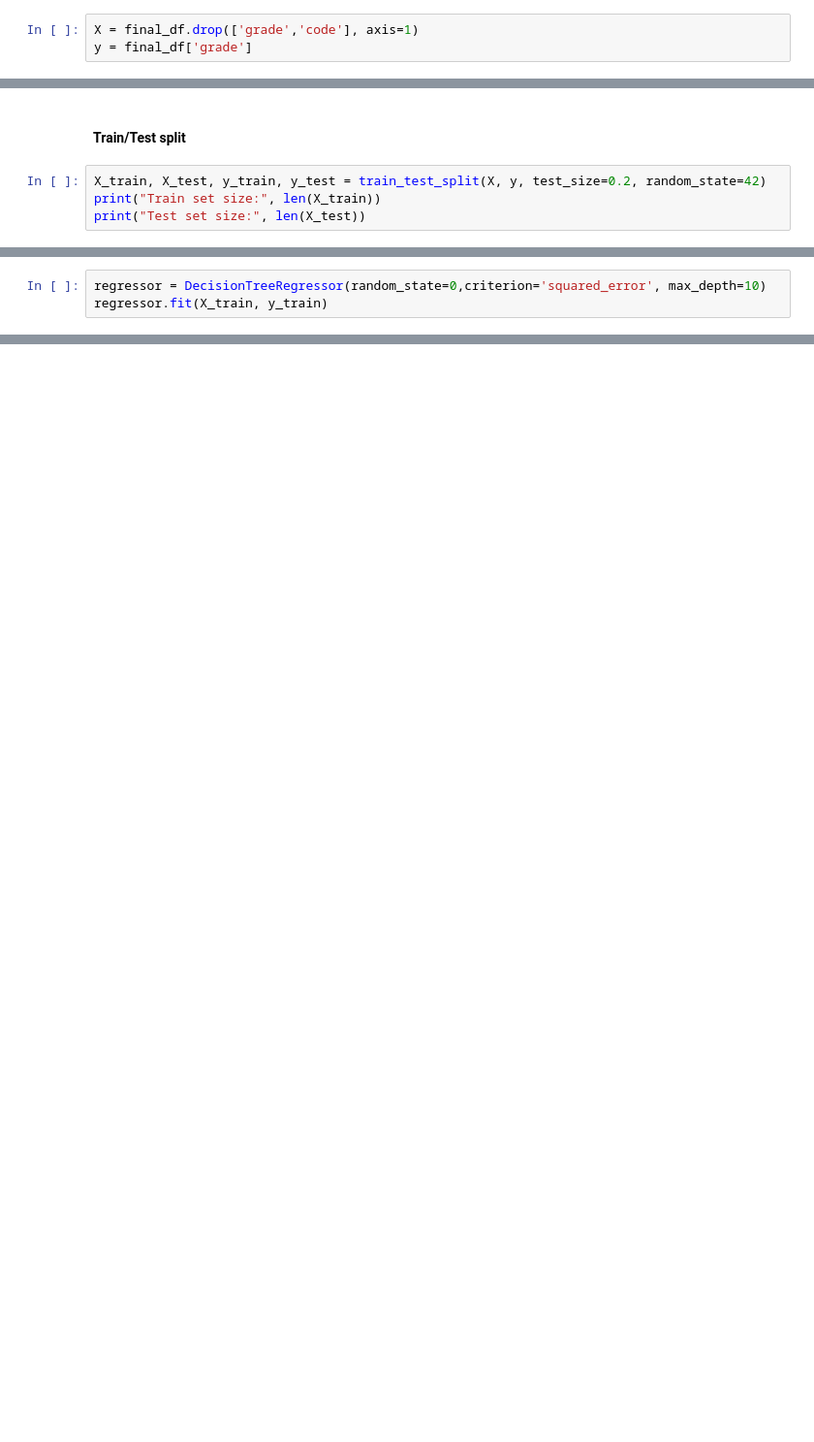
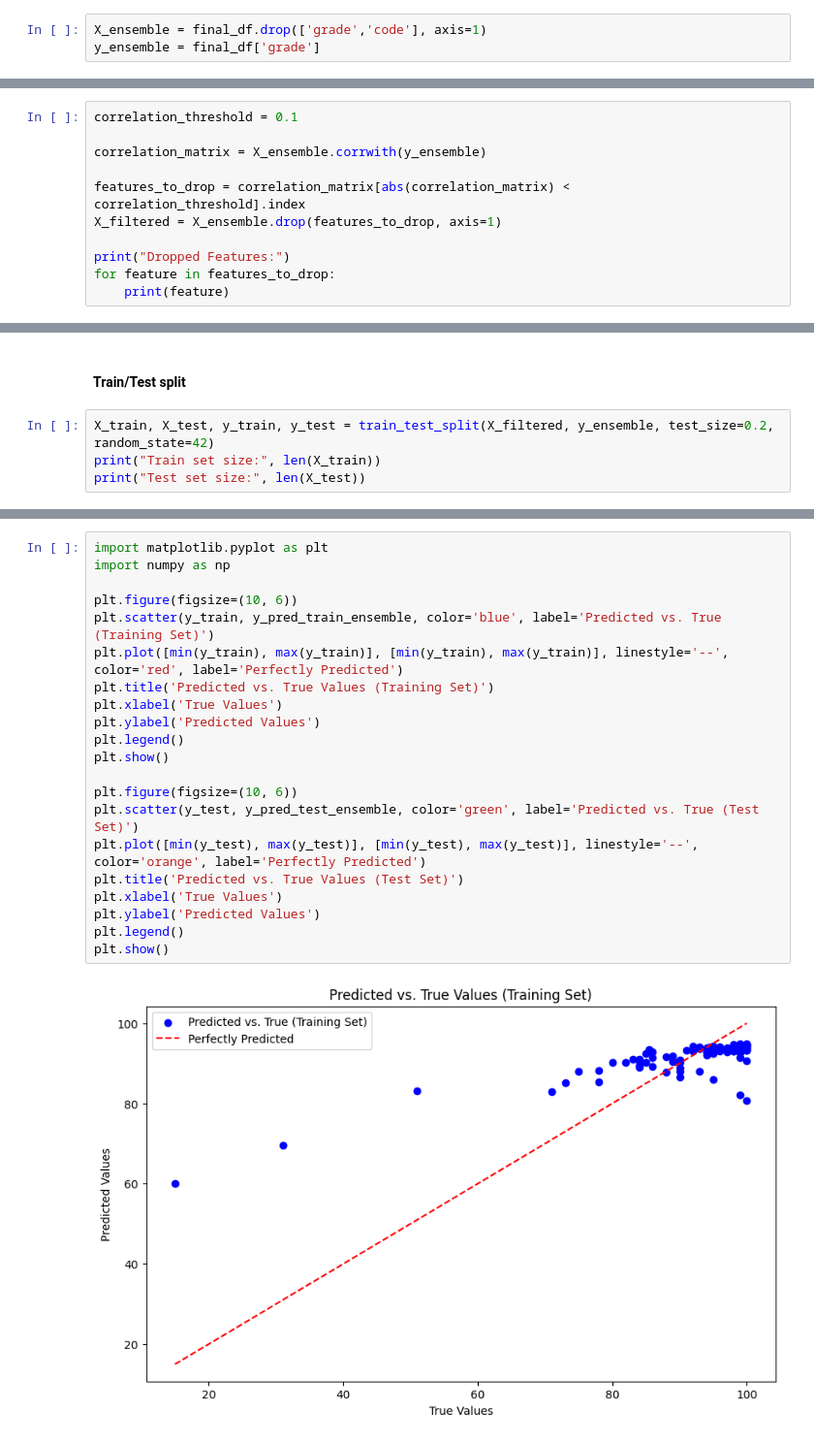
Before and after one commit to HFyilmaz/Predicting-Homework-Scores-From-ChatGPT-History, a Jupyter notebook: CS412-Group-Project-Notebook.ipynb, the cells around one changed output, grey strips where cells are left out. Shown at 97% size. Cells and saved outputs as stored; diff of their text form; blank space fills up the shorter version.

Commit message:
finalized version of notebook

```diff
--- a/DF-MODEL-TESTING.ipynb
+++ b/CS412-Group-Project-Notebook.ipynb
@@ -1197,3 +1247,3 @@ plt.show()
 # %%
-X = final_df.drop(['grade','code'], axis=1)
-y = final_df['grade']
+X_ensemble = final_df.drop(['grade','code'], axis=1)
+y_ensemble = final_df['grade']
@@ -1266,0 +1277,11 @@ Index(['similarity_between_prompts', 'Q0', 'total_comfort_count', 'Q3', 'Q2',
+# %%
+correlation_threshold = 0.1
+
+correlation_matrix = X_ensemble.corrwith(y_ensemble)
+
+features_to_drop = correlation_matrix[abs(correlation_matrix) < correlation_threshold].index
+X_filtered = X_ensemble.drop(features_to_drop, axis=1)
+
+print("Dropped Features:")
+for feature in features_to_drop:
+    print(feature)
@@ -1267,7 +1342,7 @@ Index(['similarity_between_prompts', 'Q0', 'total_comfort_count', 'Q3', 'Q2',
 # %% [markdown]
 #### Train/Test split
 # %%
-X_train, X_test, y_train, y_test = train_test_split(X, y, test_size=0.2, random_state=42)
+X_train, X_test, y_train, y_test = train_test_split(X_filtered, y_ensemble, test_size=0.2, random_state=42)
 print("Train set size:", len(X_train))
 print("Test set size:", len(X_test))
 # %% [output]
@@ -1280,3 +1352,0 @@ Test set size: 29
-# %%
-regressor = DecisionTreeRegressor(random_state=0,criterion='squared_error', max_depth=10)
-regressor.fit(X_train, y_train)
@@ -1417,0 +1433,23 @@ print(df)
+# %%
+import matplotlib.pyplot as plt
+import numpy as np
+
+plt.figure(figsize=(10, 6))
+plt.scatter(y_train, y_pred_train_ensemble, color='blue', label='Predicted vs. True (Training Set)')
+plt.plot([min(y_train), max(y_train)], [min(y_train), max(y_train)], linestyle='--', color='red', label='Perfectly Predicted')
+plt.title('Predicted vs. True Values (Training Set)')
+plt.xlabel('True Values')
+plt.ylabel('Predicted Values')
+plt.legend()
+plt.show()
+
+plt.figure(figsize=(10, 6))
+plt.scatter(y_test, y_pred_test_ensemble, color='green', label='Predicted vs. True (Test Set)')
+plt.plot([min(y_test), max(y_test)], [min(y_test), max(y_test)], linestyle='--', color='orange', label='Perfectly Predicted')
+plt.title('Predicted vs. True Values (Test Set)')
+plt.xlabel('True Values')
+plt.ylabel('Predicted Values')
+plt.legend()
+plt.show()
+# %% [output]
+[figure, added]
```
Also changed, not shown: parts of 63 cells of this notebook, 5 other files.
